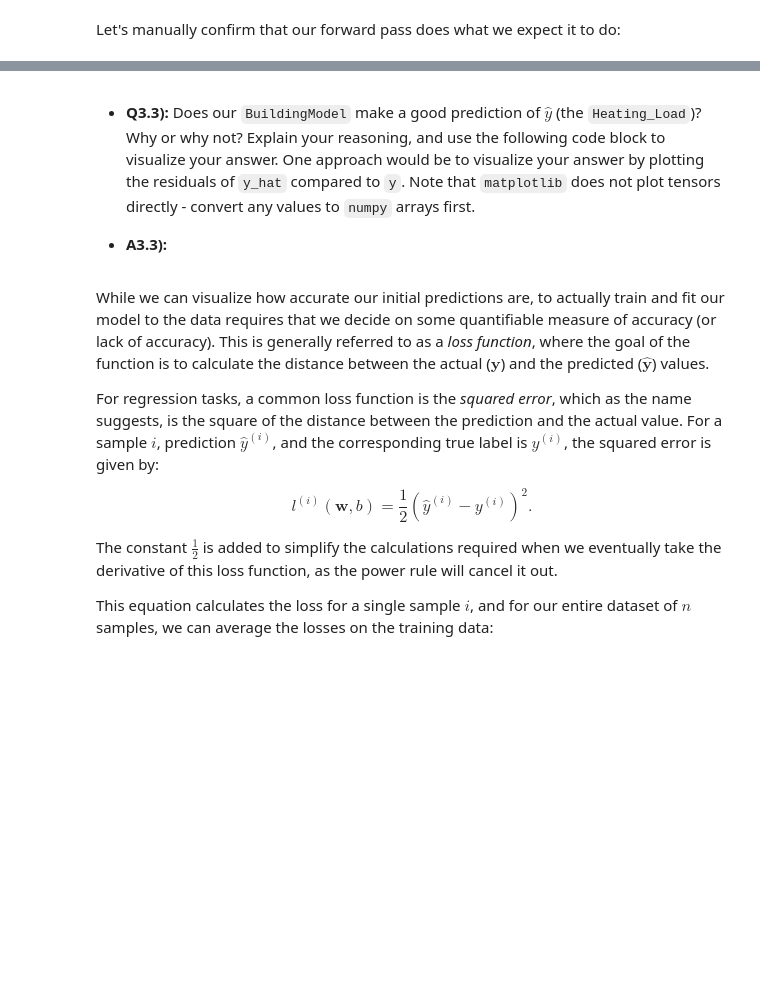
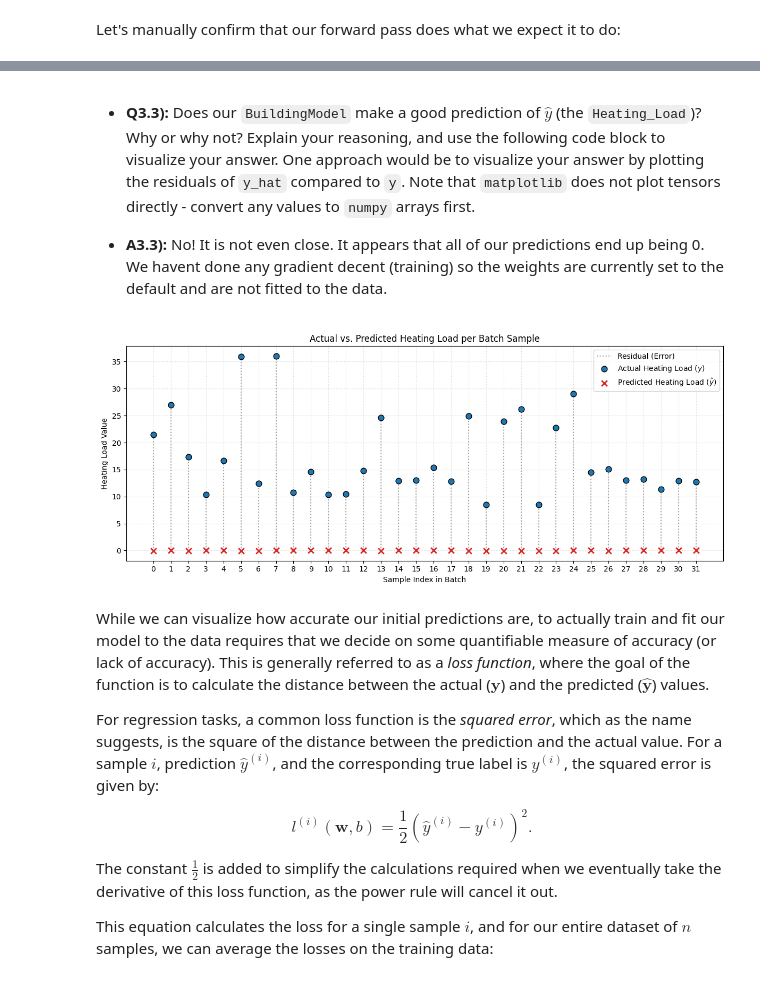
Before and after one commit to Tyler-Bibus/cpre3250, a Jupyter notebook: Lab-02/Lab-02.ipynb, the cells around one changed output, grey strips where cells are left out. Drawn from its saved outputs; the diff is of its cells as text; code cells hidden in the pictures; blank space fills up the shorter version.

```diff
--- a/Lab-02/Lab-02.ipynb
+++ b/Lab-02/Lab-02.ipynb
@@ -262,13 +392,40 @@ print((y_hat1-y_hat2).sum())
 # %% [markdown]
 - **Q3.3)\:** Does our `BuildingModel` make a good prediction of $\hat{y}$ (the `Heating_Load`)? Why or why not? Explain your reasoning, and use the following code block to visualize your answer. One approach would be to visualize your answer by plotting the residuals of `y_hat` compared to `y`. Note that `matplotlib` does not plot tensors directly - convert any values to `numpy` arrays first.
 
-- **A3.3)\:**
+- **A3.3)\:** No! It is not even close. It appears that all of our predictions end up being 0. We havent done any gradient decent (training) so the weights are currently set to the default and are not fitted to the data.
 # %%
 # Determine the accuracy of the model's initial prediction
 
 # YOUR CODE STARTS HERE
+# 1. Compute predictions
+y_hat = BuildingModel.forward(X)
 
+# 2. Convert to 1D numpy arrays
+y_actual = y[:, 0].detach().cpu().numpy().flatten() if (y.ndim > 1 and y.shape[1] > 1) else y.detach().cpu().numpy().flatten()
+y_pred = y_hat.detach().cpu().numpy().flatten()
+sample_indices = np.arange(len(y_actual))
+
+# 3. Plot both on the same graph
+plt.figure(figsize=(12, 5))
+
+# Vertical dotted lines connecting actual to predicted (shows the error for each sample)
+plt.vlines(sample_indices, y_pred, y_actual, color='gray', linestyle=':', alpha=0.7, label='Residual (Error)')
+
+# Actual vs Predicted markers
+plt.scatter(sample_indices, y_actual, color='tab:blue', s=60, edgecolors='k', label='Actual Heating Load ($y$)', zorder=3)
+plt.scatter(sample_indices, y_pred, color='tab:red', marker='x', s=60, linewidths=2, label='Predicted Heating Load ($\hat{y}$)', zorder=3)
+
+plt.title('Actual vs. Predicted Heating Load per Batch Sample')
+plt.xlabel('Sample Index in Batch')
+plt.ylabel('Heating Load Value')
+plt.xticks(sample_indices)
+plt.legend()
+plt.grid(True, linestyle=':', alpha=0.5)
+plt.tight_layout()
+plt.show()
 # YOUR CODE ENDS HERE
+# %% [output]
+[figure, added]
 # %% [markdown]
 While we can visualize how accurate our initial predictions are, to actually train and fit our model to the data requires that we decide on some quantifiable measure of accuracy (or lack of accuracy). This is generally referred to as a *loss function*, where the goal of the function is to calculate the distance between the actual (${{\mathbf{y}}}$) and the predicted (${\hat{\mathbf{y}}}$) values.
 
```
Also changed, not shown: parts of 31 cells of this notebook.
